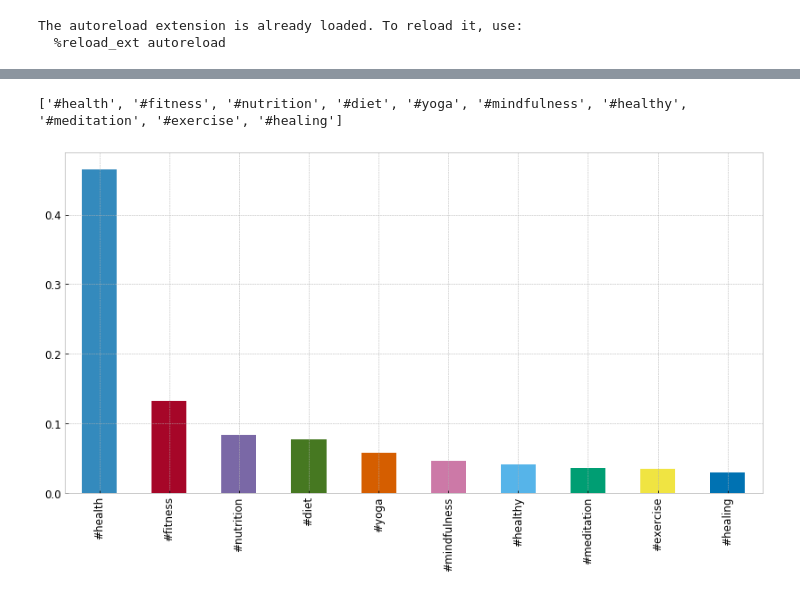
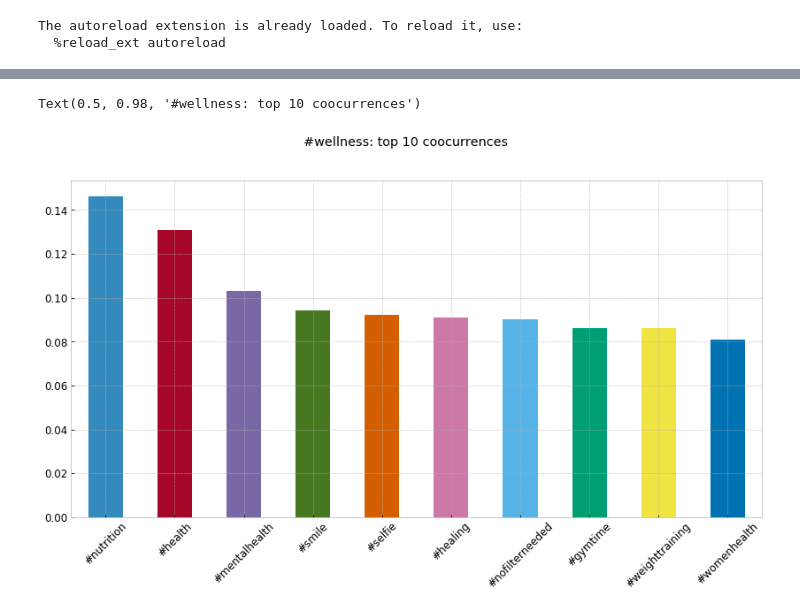
Before and after one commit to samiroid/coEgoNets, a Jupyter notebook: notebooks/main.ipynb, the cells around one changed output, grey strips where cells are left out. Saved outputs shown, nothing was run; the diff lists cells and outputs as text; code cells hidden in the pictures.

```diff
--- a/notebooks/main.ipynb
+++ b/notebooks/main.ipynb
@@ -8,8 +8,10 @@ import pickle
 import matplotlib as mpl
 import matplotlib.pyplot as plt
 import random
-
-plt.style.use('bmh')
+import itertools
+from IPython.core.display import HTML
+STYLE='bmh'
+plt.style.use(STYLE)
 %load_ext autoreload
 %autoreload 2
 %matplotlib inline
@@ -24,7 +26,7 @@ mpl.rc('axes',facecolor="white",labelsize=12)
 # mpl.rc('text', usetex=True)
 PLOT_WIDTH  = 14
 PLOT_HEIGHT = 7
-colours = [x['color'] for x in list(plt.style.library['bmh']['axes.prop_cycle'])]
+colours = [x['color'] for x in list(plt.style.library[STYLE]['axes.prop_cycle'])]
 # %% [output]
 The autoreload extension is already loaded. To reload it, use:
   %reload_ext autoreload
@@ -48,4 +33,20 @@ def get_coos(C, words):
-# %%
-DATA_PATH="DATA/coos.pkl"
-DATA_PATH="DATA/wellness_all_coos.pkl"
-C = get_coom(DATA_PATH)
+# %%
+def top_k(C, k):
+    return C["OCCUR"].sort_values(ascending=False)[:k]
+
+def top_k_cooc(C, w, k, normalize=False):
+    #first item is the counter token
+    t = C[w].sort_values(ascending=False)[1:k+1]
+    if normalize:
+        t /= t.sum()
+        t = t.round(3)
+    return t
+
+def get_coos(C, words):
+    return C.loc[words, words]
+# %%
+DATA_PATH="DATA/pkl/wellness.zip"
+K=10
+target_word = "#wellness"
+C = pd.read_pickle(DATA_PATH)
+C
@@ -52,13 +80,8 @@ C = get_coom(DATA_PATH)
 # %%
-# plot top words
-K_top_tokens=10
-target_word = "#wellness"
-top_words_df = get_top_coos(C,target_word,K_top_tokens)
+cooc = top_k_cooc(C,target_word,K, True)
 f,ax = plt.subplots(1,1,figsize=(PLOT_WIDTH,PLOT_HEIGHT),sharey=True)
-top_words_df /= top_words_df.sum()
-top_words_df.plot(ax=ax,kind="bar")
-top_words=list(top_words_df.keys())
-print(top_words)
+cooc.plot(ax=ax,kind="bar", rot=45)
+f.suptitle("{}: top {} coocurrences".format(target_word, K))
 # %% [output]
-['#health', '#fitness', '#nutrition', '#diet', '#yoga', '#mindfulness', '#healthy', '#meditation', '#exercise', '#healing']
+Text(0.5, 0.98, '#wellness: top 10 coocurrences')
-[figure, old version]
+[figure, new version]
```
Also changed, not shown: parts of 16 cells of this notebook, 6 other files.
